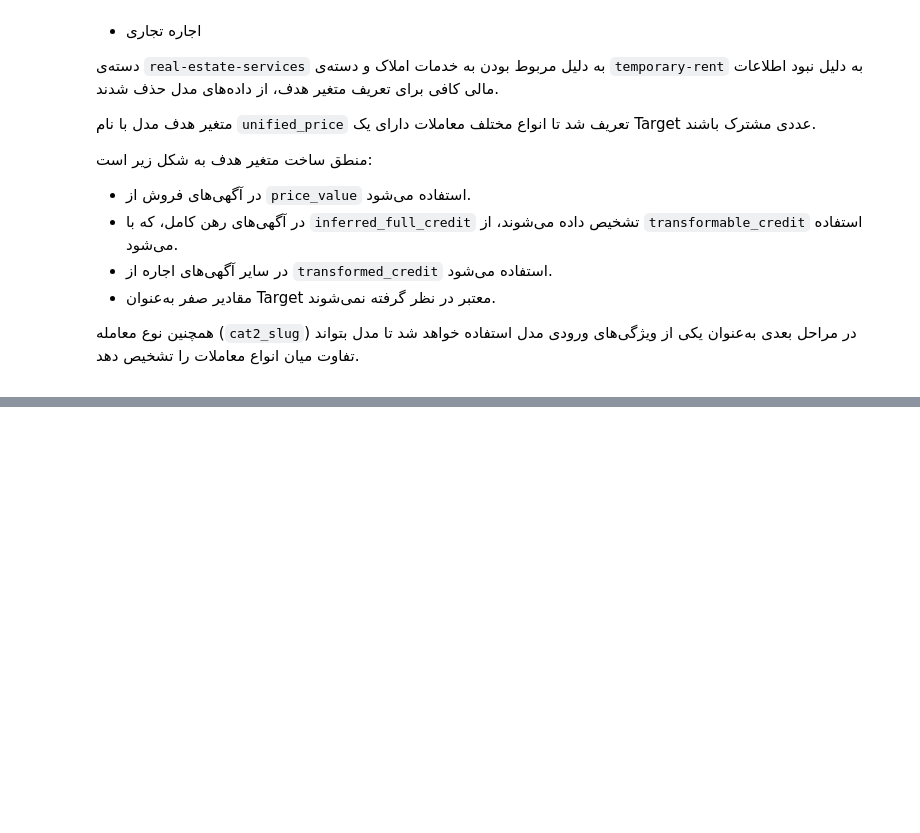
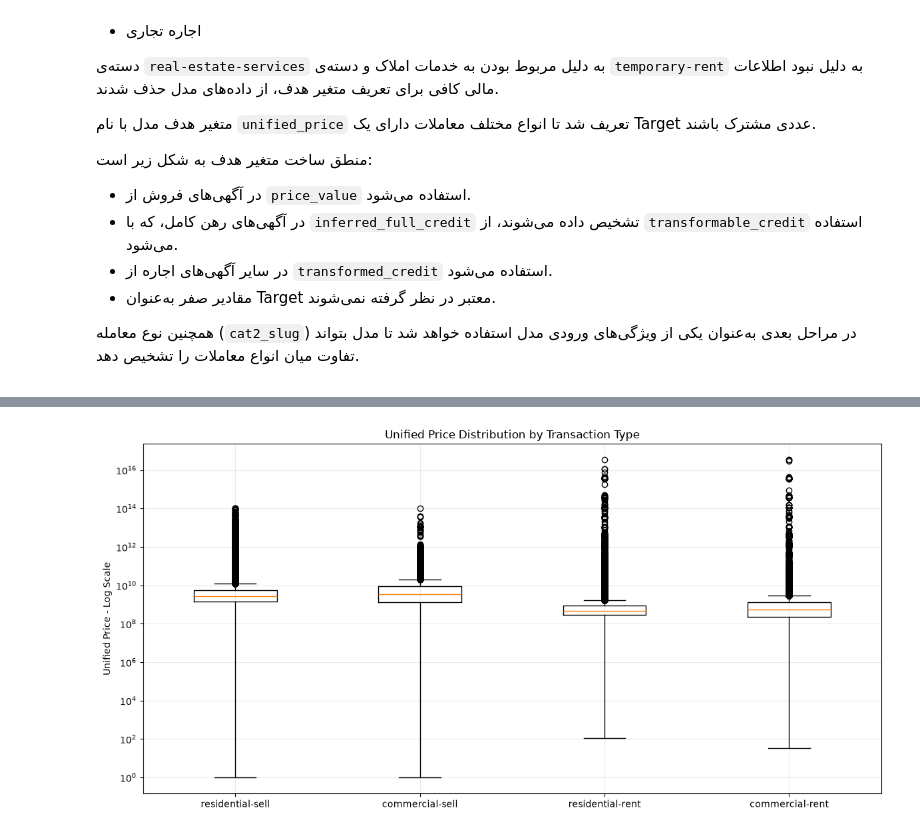
Before and after one commit to s3rasool/divar-real-estate-project, a Jupyter notebook: notebook/q2_ML_MAHAN.ipynb, the cells around one changed output, grey strips where cells are left out. Cells and saved outputs as stored; diff of their text form; code cells hidden in the pictures; blank space fills up the shorter version.

```diff
--- a/notebook/q2_ML_MAHAN.ipynb
+++ b/notebook/q2_ML_MAHAN.ipynb
@@ -169,0 +396,53 @@ Name: count, dtype: int64[pyarrow]
+# %%
+import matplotlib.pyplot as plt
+
+box_df = model_ready_df[
+    model_ready_df["unified_price_final"].notna()
+].copy()
+
+category_order = [
+    "residential-sell",
+    "commercial-sell",
+    "residential-rent",
+    "commercial-rent"
+]
+
+data = []
+
+for cat in category_order:
+
+    values = pd.to_numeric(
+        box_df.loc[
+            box_df["cat2_slug"] == cat,
+            "unified_price_final"
+        ],
+        errors="coerce"
+    ).dropna().astype(float).to_numpy()
+
+    data.append(values)
+
+plt.figure(figsize=(12, 6))
+
+plt.boxplot(
+    data,
+    tick_labels=category_order,
+    showfliers=True
+)
+
+plt.yscale("log")
+
+plt.title(
+    "Unified Price Distribution by Transaction Type"
+)
+
+plt.ylabel(
+    "Unified Price - Log Scale"
+)
+
+plt.grid(alpha=0.25)
+
+plt.tight_layout()
+
+plt.show()
+# %% [output]
+[figure, added]
```
Also changed, not shown: parts of 14 cells of this notebook.
